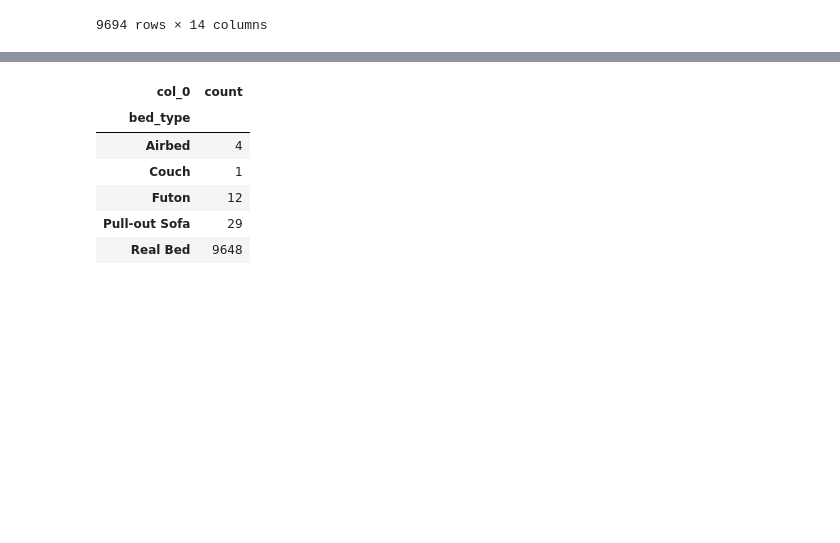
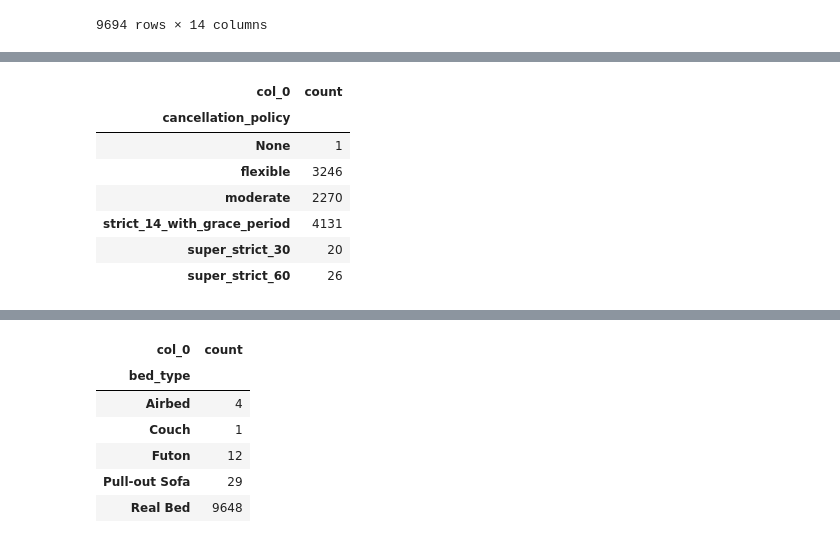
Before and after one commit to weiweiECNU/QBUS, a Jupyter notebook: QBUS6810_2/group assignment.ipynb, the cells around one changed output, grey strips where cells are left out. Drawn from its saved outputs; the diff is of its cells as text; code cells hidden in the pictures; blank space fills up the shorter version.

```diff
--- a/QBUS6810_2/group assignment.ipynb
+++ b/QBUS6810_2/group assignment.ipynb
@@ -1275,0 +1299,11 @@ df[category_cols]
+# %%
+pd.crosstab(index=df["cancellation_policy"], columns="count")
+# %% [output]
+| col_0 | count |
+| cancellation_policy |  |
+| None | 1 |
+| flexible | 3246 |
+| moderate | 2270 |
+| strict_14_with_grace_period | 4131 |
+| super_strict_30 | 20 |
+| super_strict_60 | 26 |
```
Also changed, not shown: parts of 26 cells of this notebook, 4 other files.
